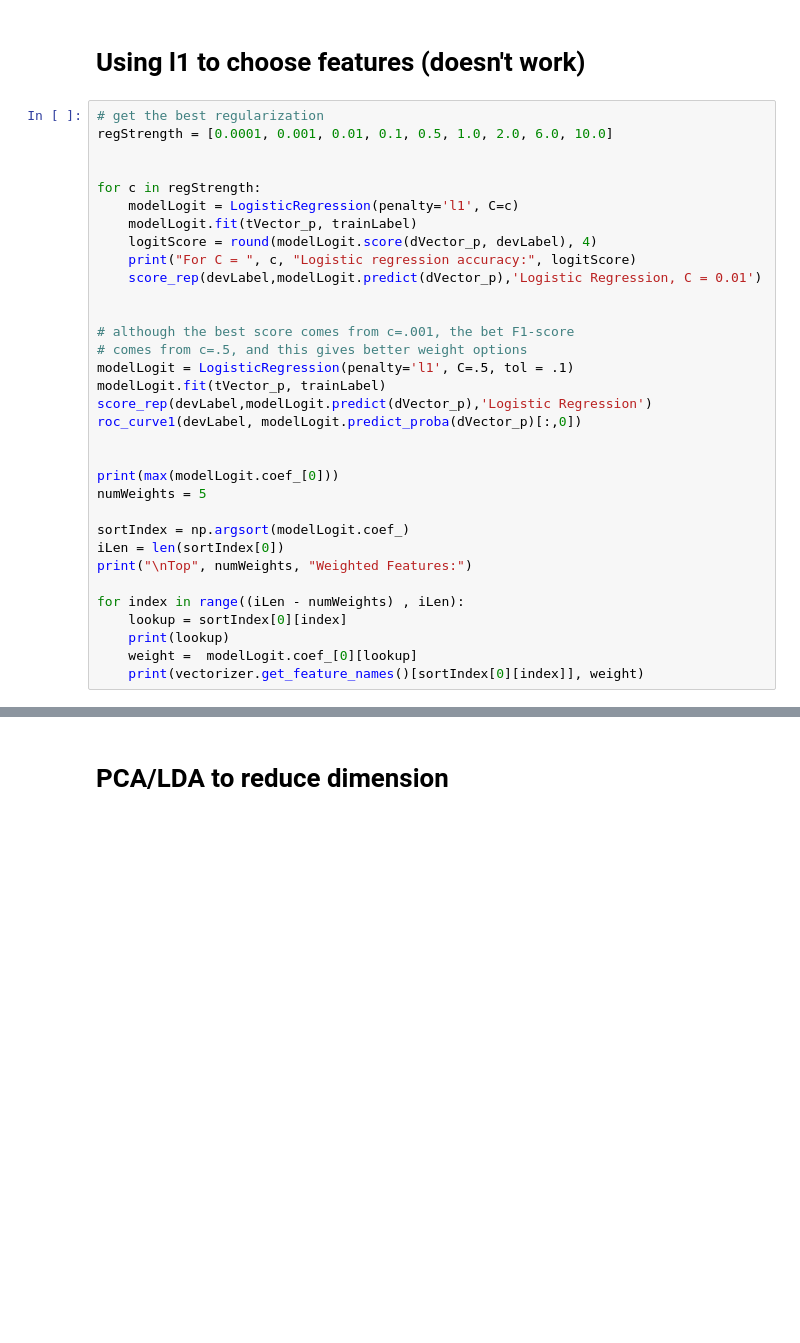
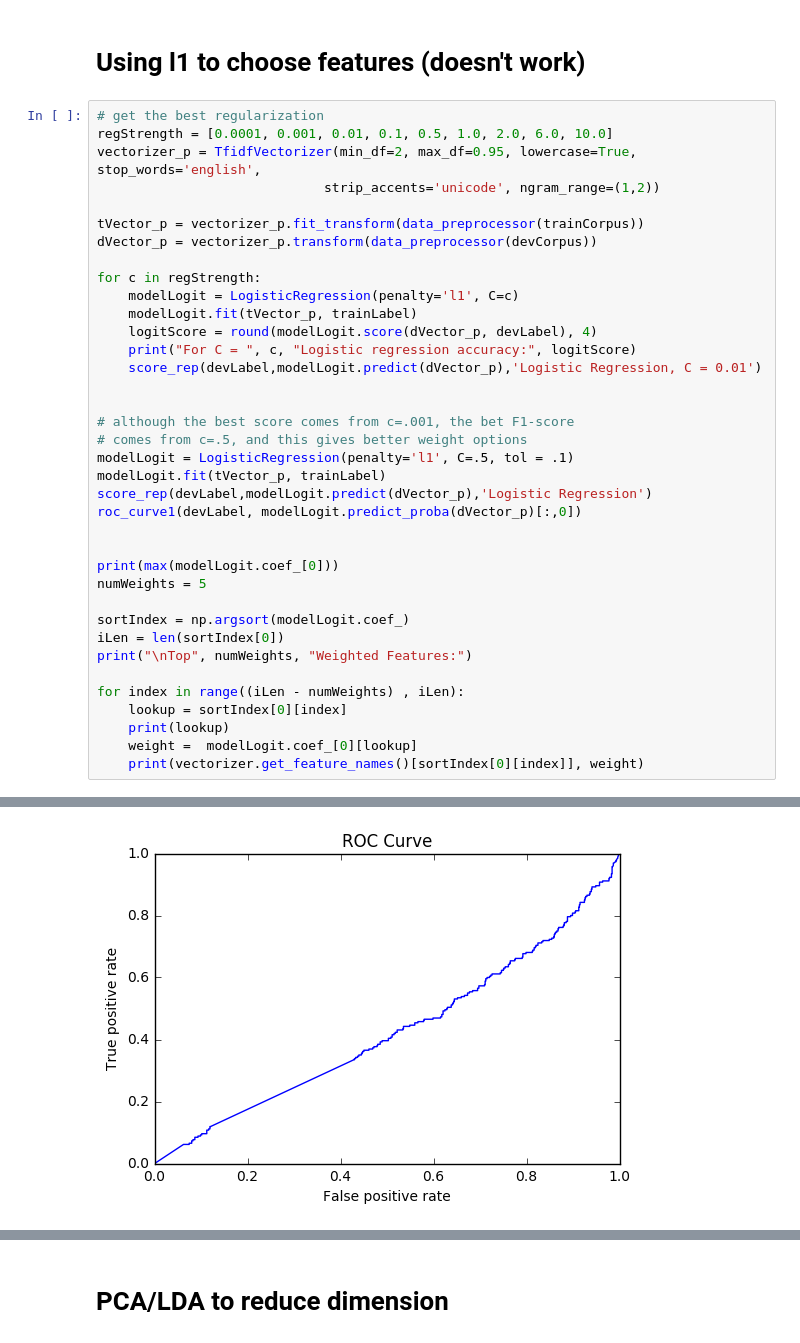
Before and after one commit to maynard242/Classification-Pizza, a Jupyter notebook: Learning_Notebook_Compiled.ipynb, the cells around one changed output, grey strips where cells are left out. Saved outputs shown, nothing was run; the diff lists cells and outputs as text; blank space fills up the shorter version.

```diff
--- a/Learning_Notebook_Compiled.ipynb
+++ b/Learning_Notebook_Compiled.ipynb
@@ -480,7 +564,11 @@ plt.show()
 # %%
 # get the best regularization
 regStrength = [0.0001, 0.001, 0.01, 0.1, 0.5, 1.0, 2.0, 6.0, 10.0]
+vectorizer_p = TfidfVectorizer(min_df=2, max_df=0.95, lowercase=True, stop_words='english',
+                             strip_accents='unicode', ngram_range=(1,2))
 
+tVector_p = vectorizer_p.fit_transform(data_preprocessor(trainCorpus))
+dVector_p = vectorizer_p.transform(data_preprocessor(devCorpus))
 
 for c in regStrength:
     modelLogit = LogisticRegression(penalty='l1', C=c)
@@ -510,3 +598,4 @@ for index in range((iLen - numWeights) , iLen):
     print(lookup)
     weight =  modelLogit.coef_[0][lookup]
     print(vectorizer.get_feature_names()[sortIndex[0][index]], weight)
+# %% [output]
@@ -512,0 +619 @@ for index in range((iLen - numWeights) , iLen):
+[figure, added]
```
Also changed, not shown: parts of 12 cells of this notebook.
